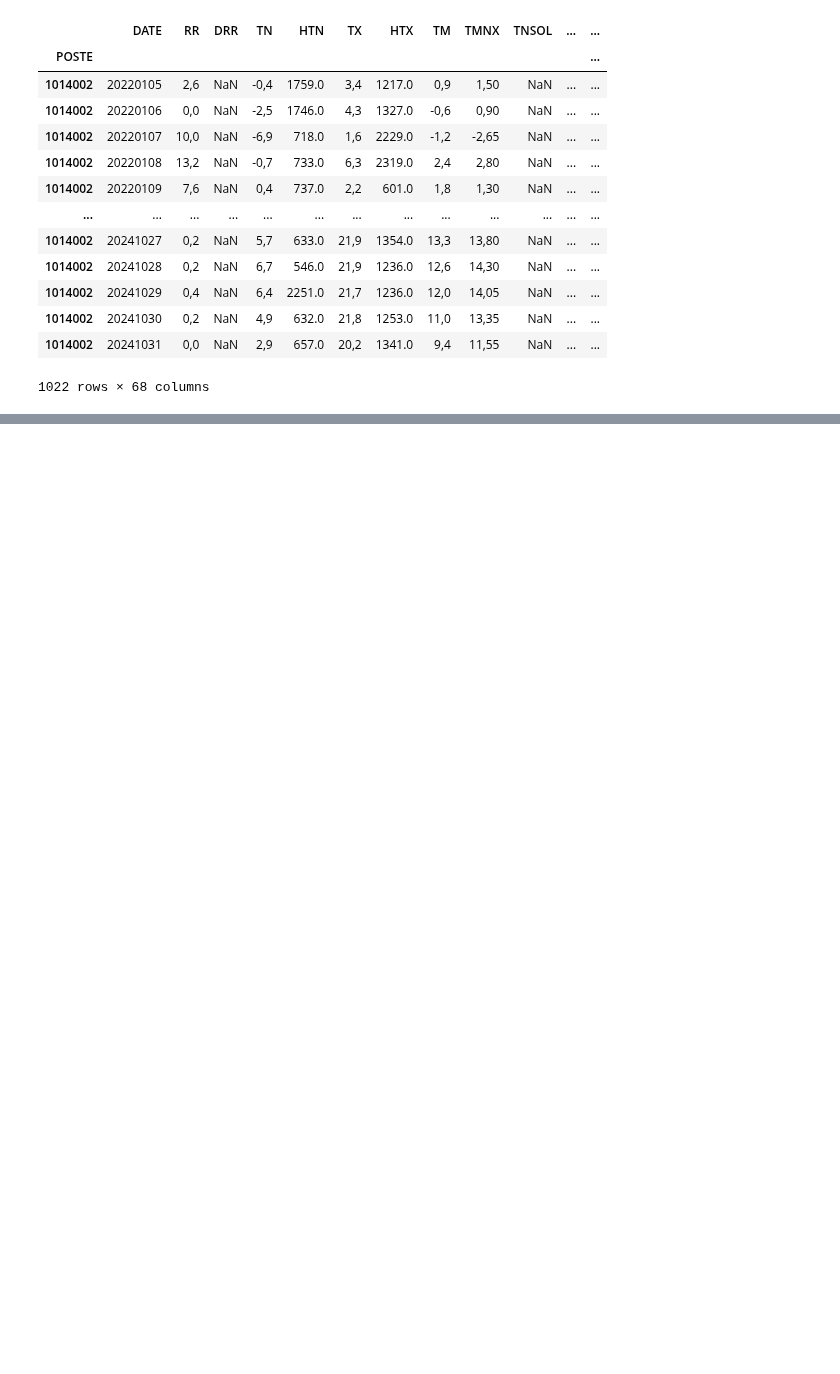
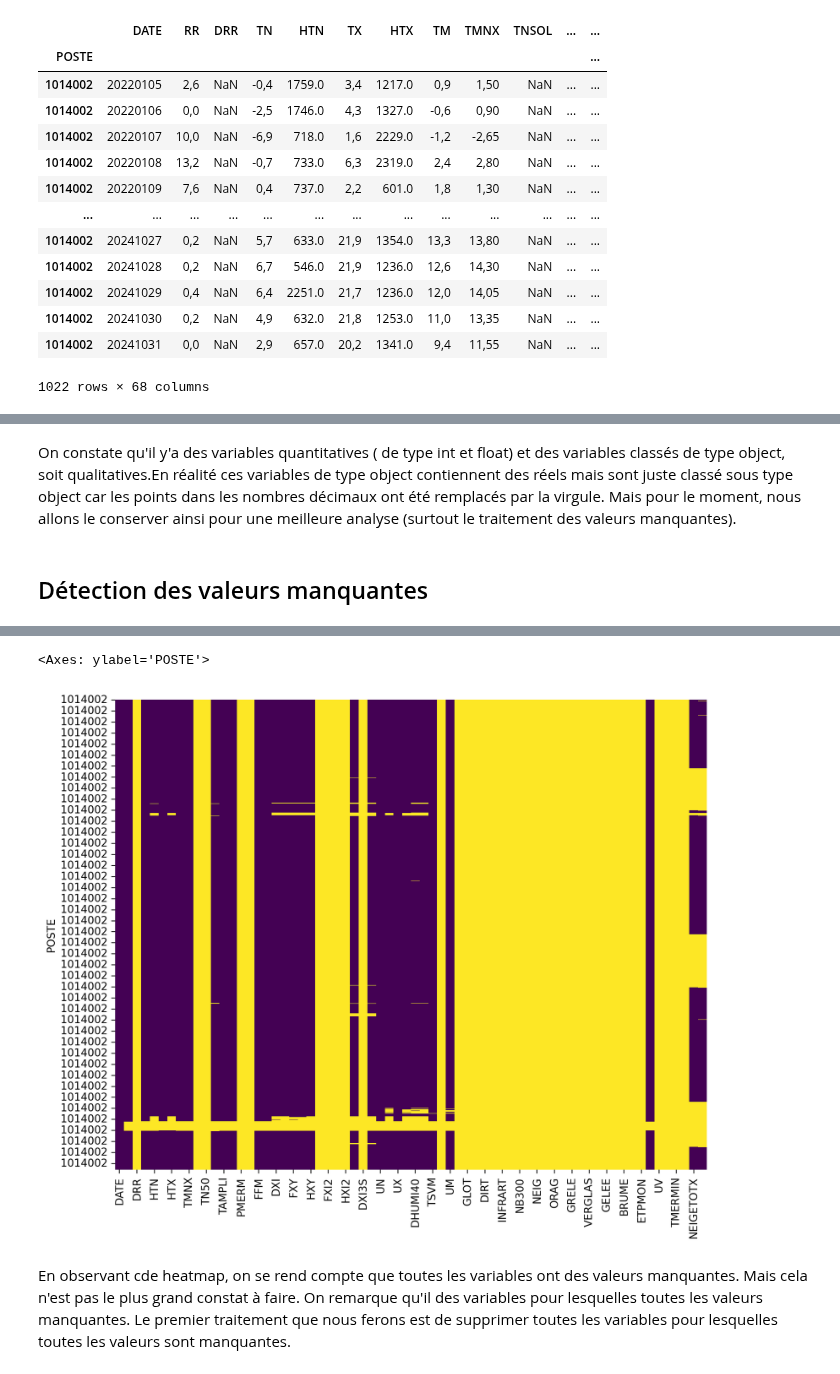
Before and after one commit to laureineCompaore/ProjetPython, a Jupyter notebook: Paloma_stat_desc.ipynb, the cells around one changed output, grey strips where cells are left out. Saved outputs shown, nothing was run; the diff lists cells and outputs as text; code cells hidden in the pictures; blank space fills up the shorter version.

```diff
--- a/Paloma_stat_desc.ipynb
+++ b/Paloma_stat_desc.ipynb
@@ -39,0 +42,3 @@ df
+# %%
+#Suppression des doublons
+df = df.drop_duplicates()
@@ -39,0 +67,19 @@ df
+# %% [markdown]
+On constate qu'il y'a des variables quantitatives ( de type int et float) et des variables classés de type object, soit qualitatives.En réalité ces variables de type object contiennent des réels mais sont juste classé sous type object car les points dans les nombres décimaux ont été remplacés par la virgule. Mais pour le moment, nous allons le conserver ainsi pour une meilleure analyse (surtout le traitement des valeurs manquantes).
+# %% [markdown]
+## Détection des valeurs manquantes ##
+# %%
+# Data Visualisation Libraries
+import matplotlib.pyplot as plt
+%config InlineBackend.figure_format = 'retina'
+
+!pip install seaborn --upgrade
+import seaborn as sns
+
+for col in df.select_dtypes(include="number"):
+    print(f'{col:-<50} {df[col].isna().sum()/df.shape[0]}')
+
+# Création de la heatmap des valeurs manquantes
+plt.figure(figsize=(10,8))
+sns.heatmap(df.isnull(), cbar=False, cmap='viridis')
+# %% [output]
@@ -39,0 +103,4 @@ df
+<Axes: ylabel='POSTE'>
+[figure, added]
+# %% [markdown]
+En observant cde heatmap, on se rend compte que toutes les variables ont des valeurs manquantes. Mais cela n'est pas le plus grand constat à faire. On remarque qu'il des variables pour lesquelles toutes les valeurs manquantes. Le premier traitement que nous ferons est de supprimer toutes les variables pour lesquelles toutes les valeurs sont manquantes.
```
Also changed, not shown: parts of 17 cells of this notebook.
